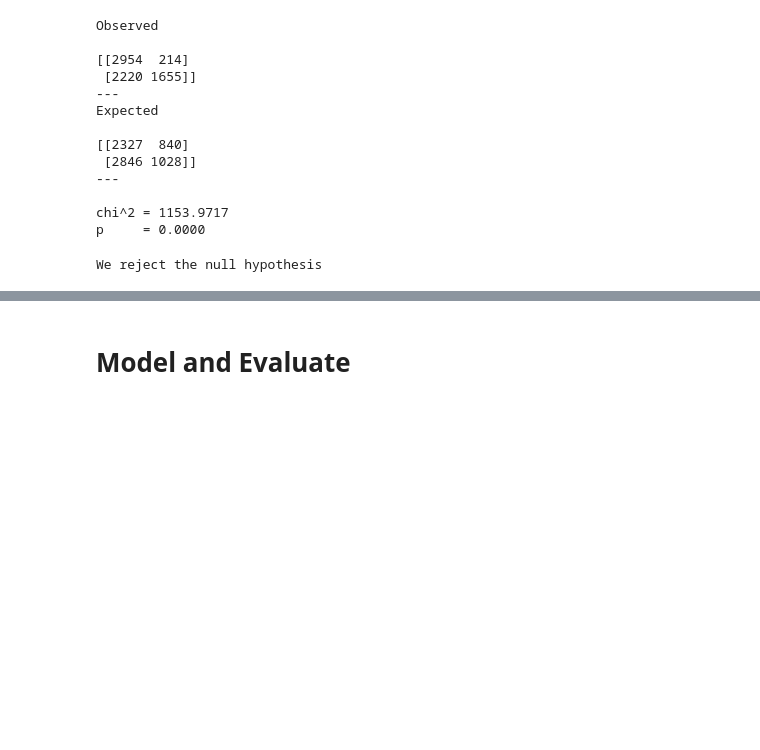
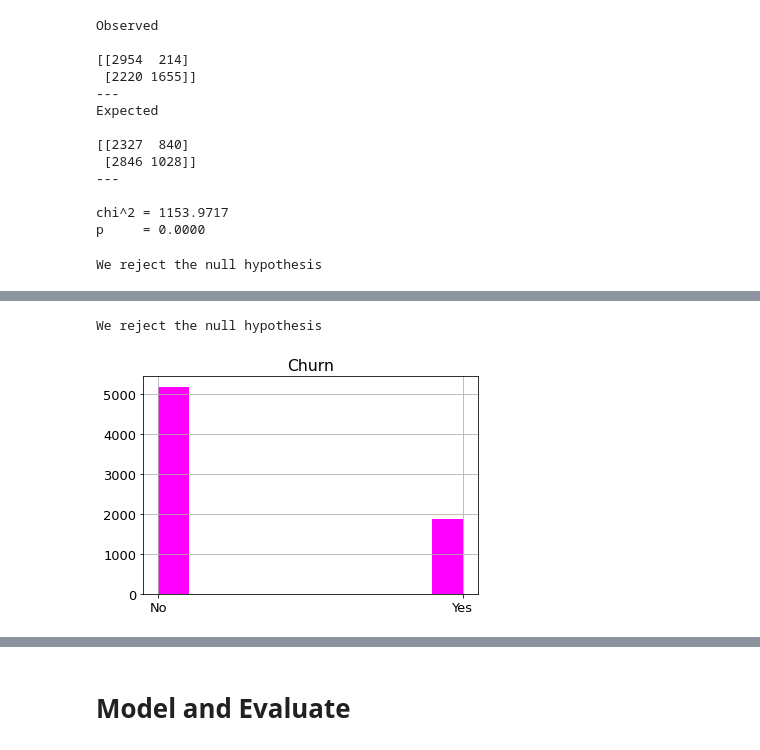
Before and after one commit to LinhQuach13/classification_project, a Jupyter notebook: telco_final.ipynb, the cells around one changed output, grey strips where cells are left out. Cells and saved outputs as stored; diff of their text form; code cells hidden in the pictures; blank space fills up the shorter version.

```diff
--- a/telco_final.ipynb
+++ b/telco_final.ipynb
@@ -8,8 +8,6 @@ from scipy import stats
 # visualize
 import seaborn as sns
 import matplotlib.pyplot as plt
-plt.rc('figure', figsize=(11, 9))
-plt.rc('font', size=13)
 
 
 # turn off pink warning boxes
@@ -302,0 +355,17 @@ We reject the null hypothesis
+# %%
+null_hypothesis = "Contract month to month has no affect on customers who do not churn  (they are independent)"
+
+if p < alpha:
+    print("We reject the null hypothesis")
+else:
+    print("We fail to reject the null hypothesis")
+# %% [output]
+We reject the null hypothesis
+# %%
+# Visual for overall churn and no churn
+clean_df['churn'].hist(color='magenta', figsize=(6,4))
+
+plt.title('Churn')
+plt.show()
+# %% [output]
+[figure, added]
```
Also changed, not shown: parts of 41 cells of this notebook.
